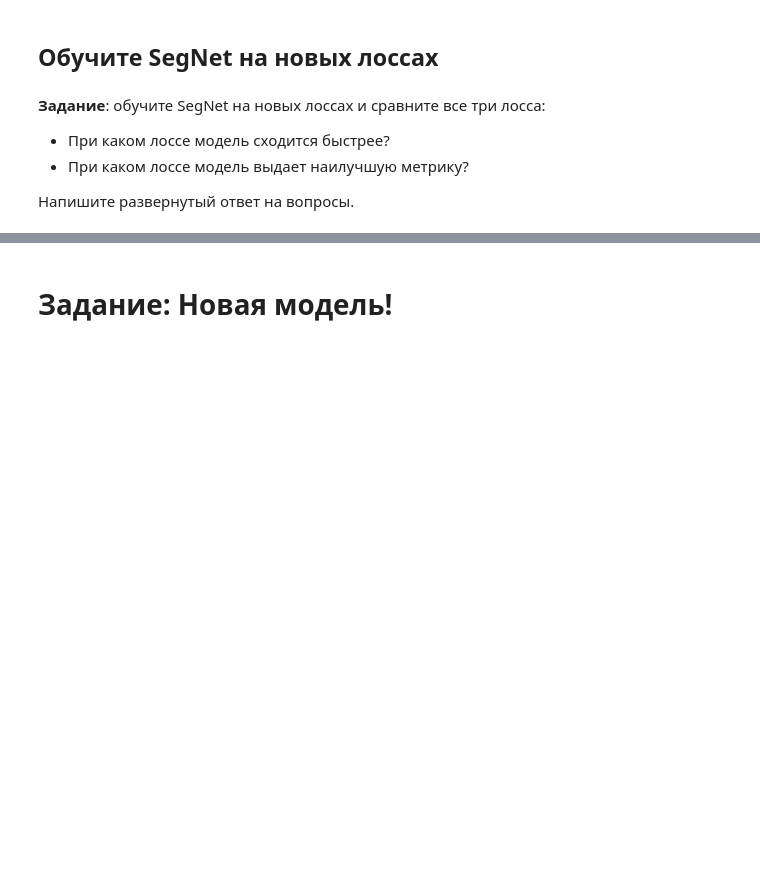
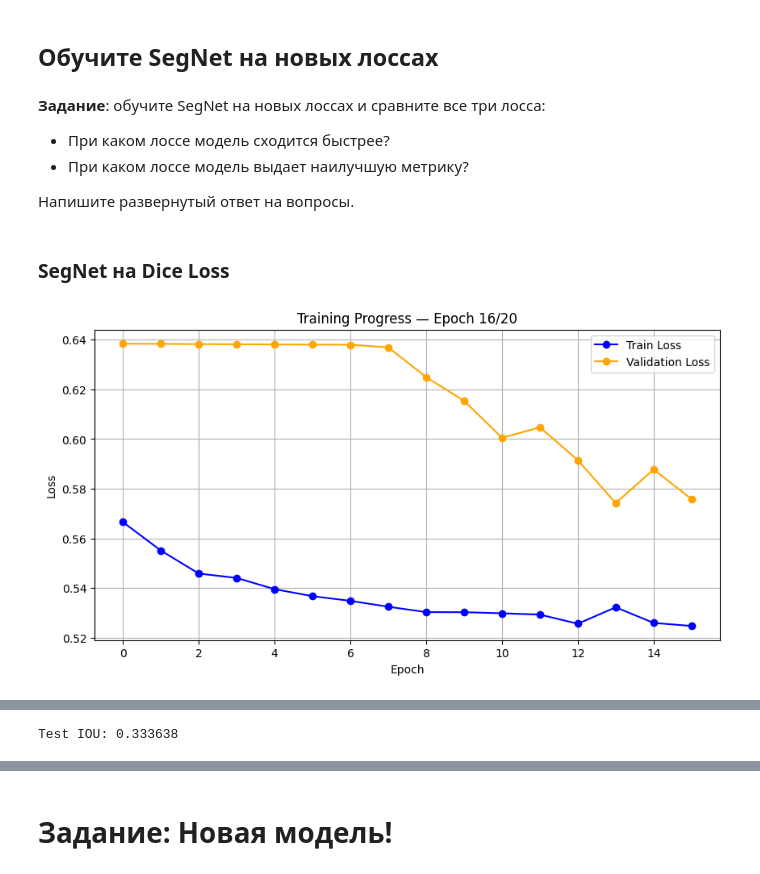
Before and after one commit to skytecat/DLS, a Jupyter notebook: hw_6_semantic_segmentation.ipynb, the cells around one changed output, grey strips where cells are left out. Drawn from its saved outputs; the diff is of its cells as text; code cells hidden in the pictures; blank space fills up the shorter version.

```diff
--- a/hw_6_semantic_segmentation.ipynb
+++ b/hw_6_semantic_segmentation.ipynb
@@ -606,7 +606,7 @@ Output shape:  torch.Size([1, 1, 256, 256])
 # %%
 from tqdm.notebook import tqdm
 # %%
-def train_one_epoch(model, dataloader, optimizer, device):
+def train_one_epoch(model, dataloader, optimizer, device, loss_func):
     model.train()
     total_loss = 0.0
     num_batches = len(dataloader)
@@ -620,7 +620,7 @@ def train_one_epoch(model, dataloader, optimizer, device):
         optimizer.zero_grad()
         outputs = model(images)
 
-        loss = F.binary_cross_entropy_with_logits(outputs, masks)
+        loss = loss_func(outputs, masks)
         loss.backward()
         optimizer.step()
 
@@ -630,7 +630,7 @@ def train_one_epoch(model, dataloader, optimizer, device):
     avg_loss = total_loss / num_batches
     return avg_loss
 
-def validate(model, dataloader, device):
+def validate(model, dataloader, device, loss_func):
     model.eval()
     total_loss = 0.0
     num_batches = len(dataloader)
@@ -642,7 +642,7 @@ def validate(model, dataloader, device):
             masks = masks.float().to(device)
 
             outputs = model(images)
-            loss = F.binary_cross_entropy_with_logits(outputs, masks)
+            loss = loss_func(outputs, masks)
             total_loss += loss.item()
 
     avg_loss = total_loss / num_batches
@@ -650,7 +650,7 @@ def validate(model, dataloader, device):
 # %%
 from IPython.display import clear_output
 
-def train(model, train_loader, valid_loader, optimizer, device, num_epochs=20, patience=5):
+def train(model, train_loader, valid_loader, optimizer, device, loss_func, num_epochs=20, patience=5, best_model_path="best_segnet.pth"):
     train_losses = []
     val_losses = []
     best_val_loss = float('inf')
@@ -658,8 +658,8 @@ def train(model, train_loader, valid_loader, optimizer, device, num_epochs=20, p
 
     for epoch in range(num_epochs):
         # === Обучение и валидация ===
-        avg_train_loss = train_one_epoch(model, train_loader, optimizer, device)
-        avg_val_loss = validate(model, valid_loader, device)
+        avg_train_loss = train_one_epoch(model, train_loader, optimizer, device, loss_func)
+        avg_val_loss = validate(model, valid_loader, device, loss_func)
 
         train_losses.append(avg_train_loss)
         val_losses.append(avg_val_loss)
@@ -668,7 +668,7 @@ def train(model, train_loader, valid_loader, optimizer, device, num_epochs=20, p
         if avg_val_loss < best_val_loss:
             best_val_loss = avg_val_loss
             patience_counter = 0
-            torch.save(model.state_dict(), "best_segnet.pth")
+            torch.save(model.state_dict(), best_model_path)
         else:
             patience_counter += 1
 
@@ -920,3 +961,24 @@ assert sigmoid_focal_loss(dummpy_sample['logits'], dummpy_sample['labels'], alph
 *   При каком лоссе модель выдает наилучшую метрику?
 
 Напишите развернутый ответ на вопросы.
+# %% [markdown]
+### SegNet на Dice Loss
+# %%
+device = torch.device("cuda" if torch.cuda.is_available() else "cpu")
+model = SegNet(in_channels=3, out_channels=1).to(device)
+optimizer = torch.optim.Adam(model.parameters(), lr=1e-4)
+loss_fn = DiceLoss(mode='binary')
+
+train_losses_dice, val_losses_dice = train(
+    model=model,
+    train_loader=train_dataloader,
+    valid_loader=valid_dataloader,
+    optimizer=optimizer,
+    device=device,
+    loss_func=loss_fn,
+    num_epochs=20,
+    patience=2,
+    best_model_path="best_segnet_dice.pth"
+)
+# %% [output]
+[figure, added]
@@ -922,0 +987,8 @@ assert sigmoid_focal_loss(dummpy_sample['logits'], dummpy_sample['labels'], alph
+# %%
+model = SegNet(in_channels=3, out_channels=1)
+
+# Запускаем тест
+test_loss_dice, test_iou_dice = test(model, test_dataloader, device, loss_func=DiceLoss(mode='binary'),checkpoint_path='best_segnet_dice.pth')
+print(f"Test IOU: {test_iou_dice:.6f}")
+# %% [output]
+Test IOU: 0.333638
```
Also changed, not shown: parts of 19 cells of this notebook.
